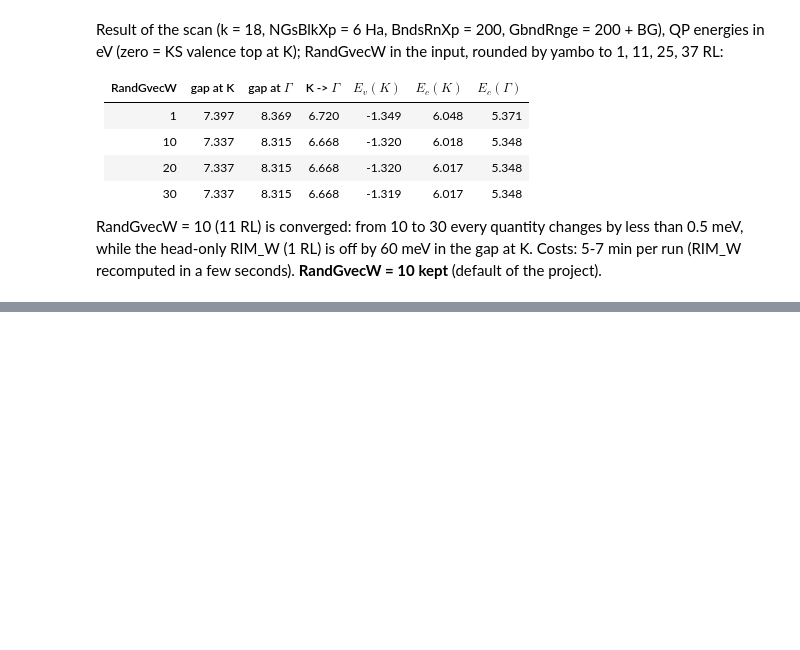
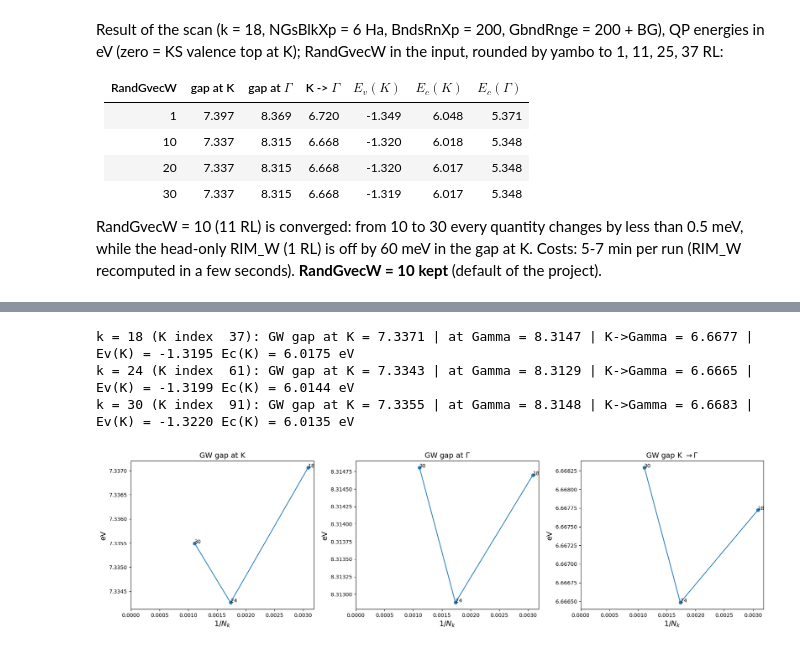
Before and after one commit to marcodalessandro76/2d-layer-substrate-effective-screening, a Jupyter notebook: hBN_bilayer/GW_Analysis.ipynb, the cells around one changed output, grey strips where cells are left out. Drawn from its saved outputs; the diff is of its cells as text; code cells hidden in the pictures; blank space fills up the shorter version.

```diff
--- a/hBN_bilayer/GW_Analysis.ipynb
+++ b/hBN_bilayer/GW_Analysis.ipynb
@@ -302,7 +307,7 @@ def find_k_index(folder, kpoint, atol=1e-5):
     return ind[0] + 1 if ind else None
 
 Kpoint = np.array([1./3., 1./np.sqrt(3.), 0.])
-kpoints_hf = [18, 30, 42]
+kpoints_hf = [18, 24, 30, 42]
 hf_kgrid = {}
 for k in kpoints_hf:
     folder = yambo_dir('ML_bot', k, 250)
@@ -763,0 +778,21 @@ RIM_W (1 RL) is off by 60 meV in the gap at K. Costs: 5-7 min per run (RIM_W rec
+# %%
+kpoints_gw = [24, 30]                    # + 18 from the scans above
+gw_kgrid = {18: {'folder': run_dir, 'K_index': K_index}}
+for k in kpoints_gw:
+    folder = yambo_dir('ML_bot', k, 250)
+    gw_kgrid[k] = {'folder': folder, 'K_index': find_k_index(folder, Kpoint)}
+    print(k, gw_kgrid[k])
+name_kgrid = ppa_name(ngs_conv, bnd_x_conv, gbnd_conv, terminator=True)
+
+code = yambo_code()
+study_gwk = D.Dataset(num_tasks=2)
+study_gwk.set_postprocessing_function(PP.yambo_parse_data)
+for k in kpoints_gw:
+    folder = gw_kgrid[k]['folder']
+    study_gwk.append_run(id={'k': k},
+                         input=build_ppa_input(ngs_conv, bnd_x_conv, gbnd_conv, folder=folder, terminator=True,
+                                               kpoints=[Gamma_index, gw_kgrid[k]['K_index']]),
+                         runner=code, run_dir=folder, name=name_kgrid, jobname=[name_kgrid, 'ndb_rim_cutoff'], skip=True)
+results_gwk = study_gwk.run()
+for k in kpoints_gw:
+    share_pp(name_kgrid, pp_name(ngs_conv, bnd_x_conv), folder=gw_kgrid[k]['folder'])
@@ -763,0 +817,26 @@ RIM_W (1 RL) is off by 60 meV in the gap at K. Costs: 5-7 min per run (RIM_W rec
+# %%
+k_all = [18] + kpoints_gw
+gap_K, gap_G, gap_KG, ev_K, ec_K = [], [], [], [], []
+for k in k_all:
+    folder, iK = gw_kgrid[k]['folder'], gw_kgrid[k]['K_index']
+    d = np.loadtxt(os.path.join(folder, name_kgrid, 'o-%s.qp' % name_kgrid), comments='#')
+    E = {(int(r[0]), int(r[1])): r[3] for r in d}
+    gap_K.append(E[(iK, stop_band)] - E[(iK, start_band)]); gap_G.append(E[(1, stop_band)] - E[(1, start_band)])
+    gap_KG.append(E[(1, stop_band)] - E[(iK, start_band)]); ev_K.append(E[(iK, start_band)]); ec_K.append(E[(iK, stop_band)])
+    print('k = %2d (K index %3d): GW gap at K = %.4f | at Gamma = %.4f | K->Gamma = %.4f | Ev(K) = %.4f Ec(K) = %.4f eV'
+          % (k, iK, gap_K[-1], gap_G[-1], gap_KG[-1], ev_K[-1], ec_K[-1]))
+
+x = [1. / k**2 for k in k_all]           # 1/N_k
+fig, ax = plt.subplots(nrows=1, ncols=3, figsize=(18, 5))
+ax[0].plot(x, gap_K, 'o-'); ax[0].set_title('GW gap at K', size=14)
+ax[1].plot(x, gap_G, 'o-'); ax[1].set_title(r'GW gap at $\Gamma$', size=14)
+ax[2].plot(x, gap_KG, 'o-'); ax[2].set_title(r'GW gap K $\to\Gamma$', size=14)
+for a in ax:
+    a.set_xlabel(r'$1/N_k$', size=14); a.set_ylabel('eV', size=14); a.set_xlim(left=0)
+    for k, xx in zip(k_all, x): a.annotate(str(k), (xx, a.get_lines()[0].get_ydata()[k_all.index(k)]))
+fig.tight_layout()
+# %% [output]
+k = 18 (K index  37): GW gap at K = 7.3371 | at Gamma = 8.3147 | K->Gamma = 6.6677 | Ev(K) = -1.3195 Ec(K) = 6.0175 eV
+k = 24 (K index  61): GW gap at K = 7.3343 | at Gamma = 8.3129 | K->Gamma = 6.6665 | Ev(K) = -1.3199 Ec(K) = 6.0144 eV
+k = 30 (K index  91): GW gap at K = 7.3355 | at Gamma = 8.3148 | K->Gamma = 6.6683 | Ev(K) = -1.3220 Ec(K) = 6.0135 eV
+[figure, added]
```
Also changed, not shown: parts of 12 cells of this notebook, 1 other file.
